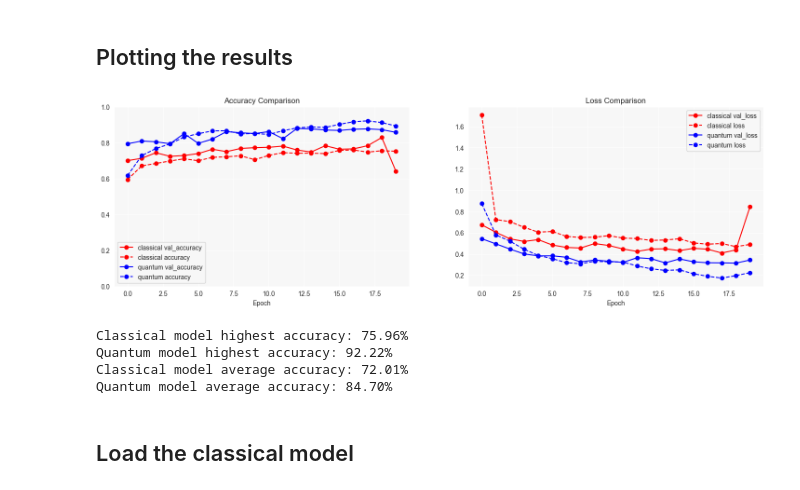
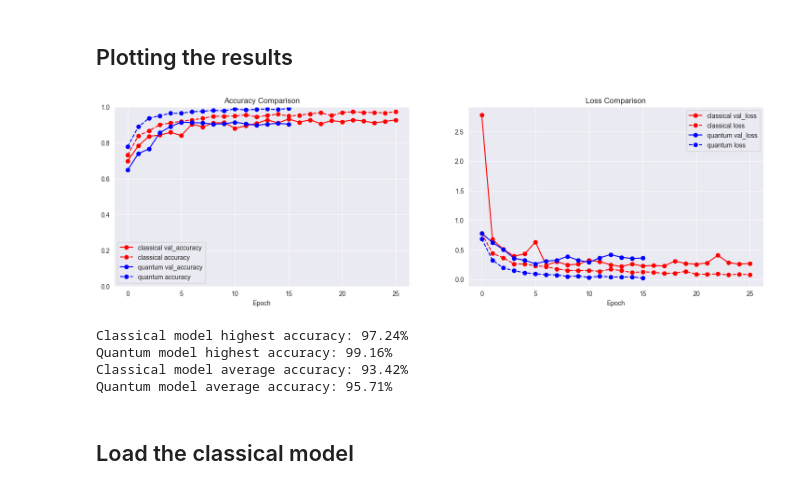
Before and after one commit to ahkatlio/QCNN_for_brain_cancer, a Jupyter notebook: Model.ipynb, the cells around one changed output. Drawn from its saved outputs; the diff is of its cells as text; code cells hidden in the pictures.

Commit message:
Initial commit with QCNN vs classical CNN comparison

```diff
--- a/Model.ipynb
+++ b/Model.ipynb
@@ -750,0 +782,30 @@ c_model.save('CModel.h5')
+# %%
+early_stopping = tf.keras.callbacks.EarlyStopping(
+    monitor='val_accuracy',
+    patience=10,
+    restore_best_weights=True
+)
+
+checkpoint_path = "checkpoints/enhanced_classical.ckpt"
+checkpoint_dir = os.path.dirname(checkpoint_path)
+os.makedirs(checkpoint_dir, exist_ok=True)
+
+cp_callback = tf.keras.callbacks.ModelCheckpoint(
+    filepath=checkpoint_path,
+    save_weights_only=True,
+    monitor='val_accuracy',
+    mode='max',
+    save_best_only=True
+)
+
+c_history = c_model.fit(
+    X_train_c,
+    y_train_c_adjusted,  # Use adjusted labels
+    validation_data=(X_valid_c, y_valid_c_adjusted),
+    batch_size=32,
+    epochs=50,
+    verbose=1,
+    callbacks=[cp_callback, early_stopping]
+)
+
+c_model.save('CModel.h5')
@@ -753,42 +832,42 @@ c_model.save('CModel.h5')
 # %%
 fig, (ax1, ax2) = plt.subplots(1, 2, figsize=(18, 5))
 
 ax1.plot(c_history.history["val_accuracy"], "-or", label="classical val_accuracy")
 ax1.plot(c_history.history["accuracy"], "-or", linestyle='--', label="classical accuracy")
-ax1.plot(q_history.history["val_accuracy"], "-ob", label="quantum val_accuracy")
-ax1.plot(q_history.history["accuracy"], "-ob", linestyle='--', label="quantum accuracy")
+ax1.plot(q_history_enhanced.history["val_accuracy"], "-ob", label="quantum val_accuracy")
+ax1.plot(q_history_enhanced.history["accuracy"], "-ob", linestyle='--', label="quantum accuracy")
 ax1.set_ylim([0, 1])
 ax1.set_title("Accuracy Comparison")
 ax1.set_xlabel("Epoch")
 ax1.legend()
 
 ax2.plot(c_history.history["val_loss"], "-or", label="classical val_loss")
 ax2.plot(c_history.history["loss"], "-or", linestyle='--', label="classical loss")
-ax2.plot(q_history.history["val_loss"], "-ob", label="quantum val_loss")
-ax2.plot(q_history.history["loss"], "-ob", linestyle='--', label="quantum loss")
+ax2.plot(q_history_enhanced.history["val_loss"], "-ob", label="quantum val_loss")
+ax2.plot(q_history_enhanced.history["loss"], "-ob", linestyle='--', label="quantum loss")
 ax2.set_title("Loss Comparison")
 ax2.set_xlabel("Epoch")
 ax2.legend()
 
 plt.savefig("Images/quantum_vs_classical_comparison.png")
 plt.show()
 
 c_highest_acc = max(c_history.history["accuracy"]) * 100
-q_highest_acc = max(q_history.history["accuracy"]) * 100
+q_highest_acc = max(q_history_enhanced.history["accuracy"]) * 100
 
 c_avg_acc = (sum(c_history.history["accuracy"]) / len(c_history.history["accuracy"])) * 100
-q_avg_acc = (sum(q_history.history["accuracy"]) / len(q_history.history["accuracy"])) * 100
+q_avg_acc = (sum(q_history_enhanced.history["accuracy"]) / len(q_history_enhanced.history["accuracy"])) * 100
 
 print(f"Classical model highest accuracy: {c_highest_acc:.2f}%")
 print(f"Quantum model highest accuracy: {q_highest_acc:.2f}%")
 print(f"Classical model average accuracy: {c_avg_acc:.2f}%")
 print(f"Quantum model average accuracy: {q_avg_acc:.2f}%")
 # %% [output]
-[figure, old version]
+[figure, new version]
-Classical model highest accuracy: 75.96%
-Quantum model highest accuracy: 92.22%
-Classical model average accuracy: 72.01%
-Quantum model average accuracy: 84.70%
+Classical model highest accuracy: 97.24%
+Quantum model highest accuracy: 99.16%
+Classical model average accuracy: 93.42%
+Quantum model average accuracy: 95.71%
 # %% [markdown]
 ## Load the classical model
 # %%
```
Also changed, not shown: parts of 17 cells of this notebook, 2 other files.
